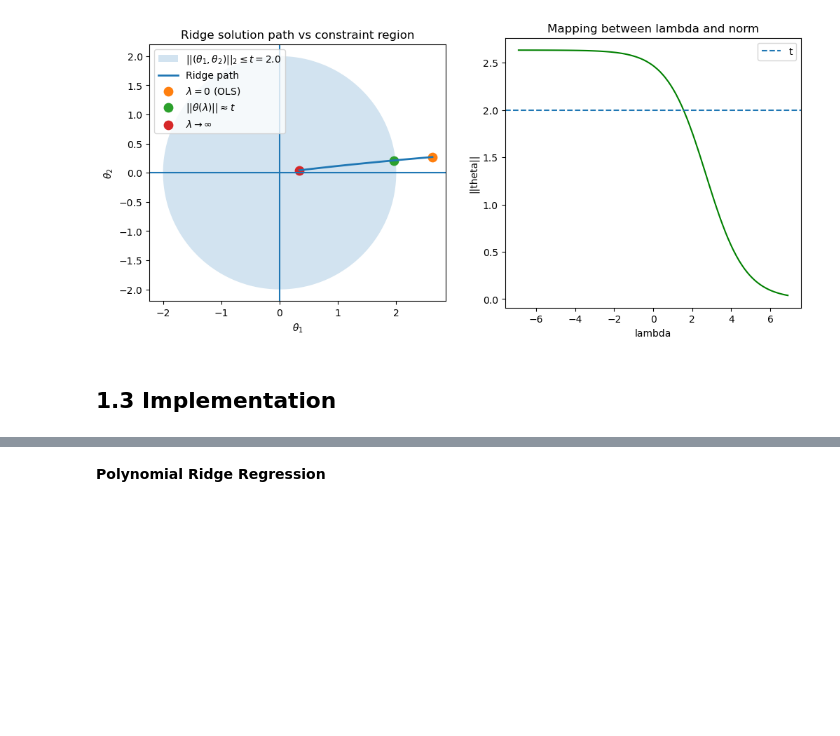
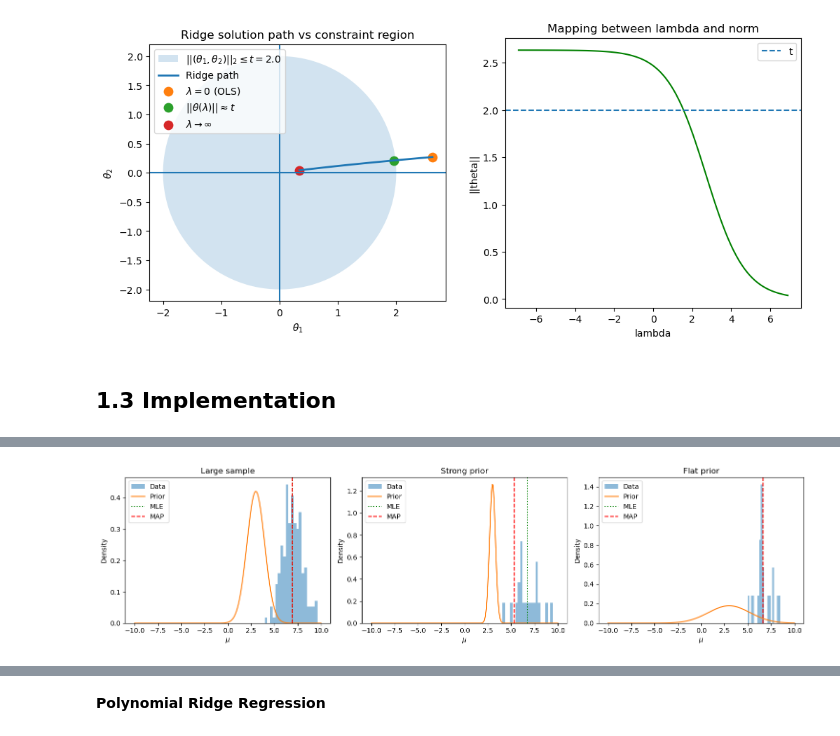
Before and after one commit to jci02/Machine-Learning-Theory, a Jupyter notebook: 1.Supervised Learning/1.Regression/4.Ridge,Lasso and Elastic Net Regression/Ridge,Lasso and Elastic Net.ipynb, the cells around one changed output, grey strips where cells are left out. Drawn from its saved outputs; the diff is of its cells as text; code cells hidden in the pictures; blank space fills up the shorter version.

```diff
--- a/1.Supervised Learning/1.Regression/4.Ridge,Lasso and Elastic Net Regression/Ridge,Lasso and Elastic Net.ipynb
+++ b/1.Supervised Learning/1.Regression/4.Ridge,Lasso and Elastic Net Regression/Ridge,Lasso and Elastic Net.ipynb
@@ -1313,0 +1461,91 @@ lambda used: 4.9770235643321135
+# %%
+from scipy.stats import norm
+
+# Negative log posterior (UNCHANGED)
+def neg_log_posterior(data, likelihood_mean, likelihood_var, prior_mean, prior_var):
+    return (
+        np.sum((data - likelihood_mean)**2, axis=0) / (2 * likelihood_var)
+        + (likelihood_mean - prior_mean)**2 / (2 * prior_var)
+    )
+
+# candidate mean values
+mus = np.linspace(-10, 10, 100000)
+
+xgrid = np.linspace(-10, 10, 500)
+
+fig, axes = plt.subplots(1, 3, figsize=(15, 4))
+
+# Common likelihood parameters
+mu = 7
+sigma2 = 1.2
+mu0 = 3
+
+# -----------------------------
+# Big sample size
+tau2 = 0.9
+n = 200
+
+x = np.random.normal(mu, np.sqrt(sigma2), size=n).reshape(n, 1)
+
+axes[0].hist(x, bins=20, density=True, alpha=0.5, label="Data")
+axes[0].plot(xgrid, norm.pdf(xgrid, mu0, np.sqrt(tau2)), label="Prior")
+
+y = np.array([neg_log_posterior(x, m, sigma2, mu0, tau2) for m in mus])
+mu_map = mus[np.argmin(y)]
+
+axes[0].axvline(np.mean(x), linestyle=":", label="MLE", color="green")
+axes[0].axvline(mu_map, linestyle="--", label="MAP", color="red")
+
+axes[0].set_title("Large sample")
+axes[0].set_xlabel(r"$\mu$")
+axes[0].set_ylabel("Density")
+axes[0].legend()
+
+
+# -----------------------------
+# Strong prior
+tau2 = 0.1
+n = 20
+
+x = np.random.normal(mu, np.sqrt(sigma2), size=n).reshape(n, 1)
+
+axes[1].hist(x, bins=20, density=True, alpha=0.5, label="Data")
+axes[1].plot(xgrid, norm.pdf(xgrid, mu0, np.sqrt(tau2)), label="Prior")
+
+y = np.array([neg_log_posterior(x, m, sigma2, mu0, tau2) for m in mus])
+mu_map = mus[np.argmin(y)]
+
+axes[1].axvline(np.mean(x), linestyle=":", label="MLE",color="green")
+axes[1].axvline(mu_map, linestyle="--", label="MAP", color="red")
+
+axes[1].set_title("Strong prior")
+axes[1].set_xlabel(r"$\mu$")
+axes[1].set_ylabel("Density")
+axes[1].legend()
+
+
+# -----------------------------
+# Flat prior
+tau2 = 5
+n = 20
+
+x = np.random.normal(mu, np.sqrt(sigma2), size=n).reshape(n, 1)
+
+axes[2].hist(x, bins=20, density=True, alpha=0.5, label="Data")
+axes[2].plot(xgrid, norm.pdf(xgrid, mu0, np.sqrt(tau2)), label="Prior")
+
+y = np.array([neg_log_posterior(x, m, sigma2, mu0, tau2) for m in mus])
+mu_map = mus[np.argmin(y)]
+
+axes[2].axvline(np.mean(x), linestyle=":", label="MLE",color="green")
+axes[2].axvline(mu_map, linestyle="--", label="MAP", color="red")
+
+axes[2].set_title("Flat prior")
+axes[2].set_xlabel(r"$\mu$")
+axes[2].set_ylabel("Density")
+axes[2].legend()
+
+plt.tight_layout()
+plt.show()
+# %% [output]
+[figure, added]
```
Also changed, not shown: parts of 19 cells of this notebook.
